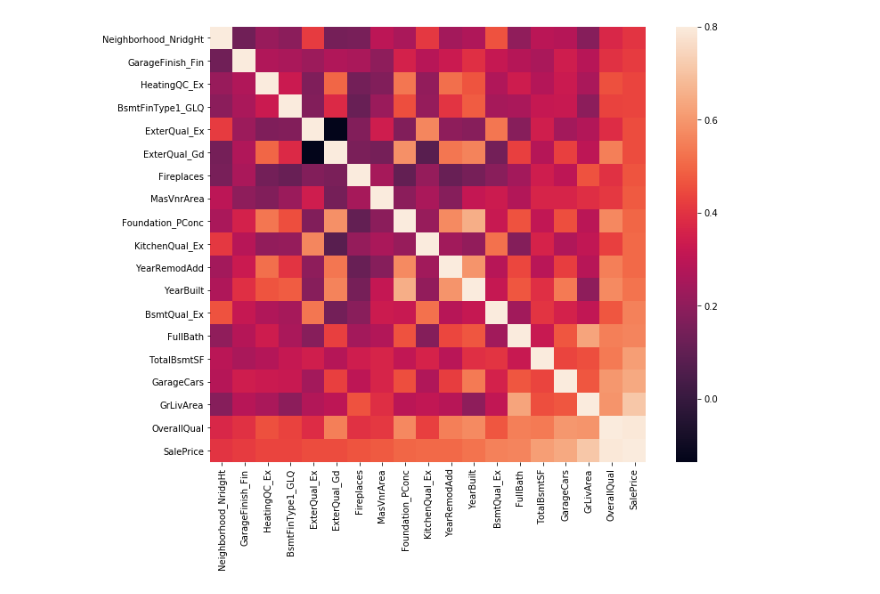
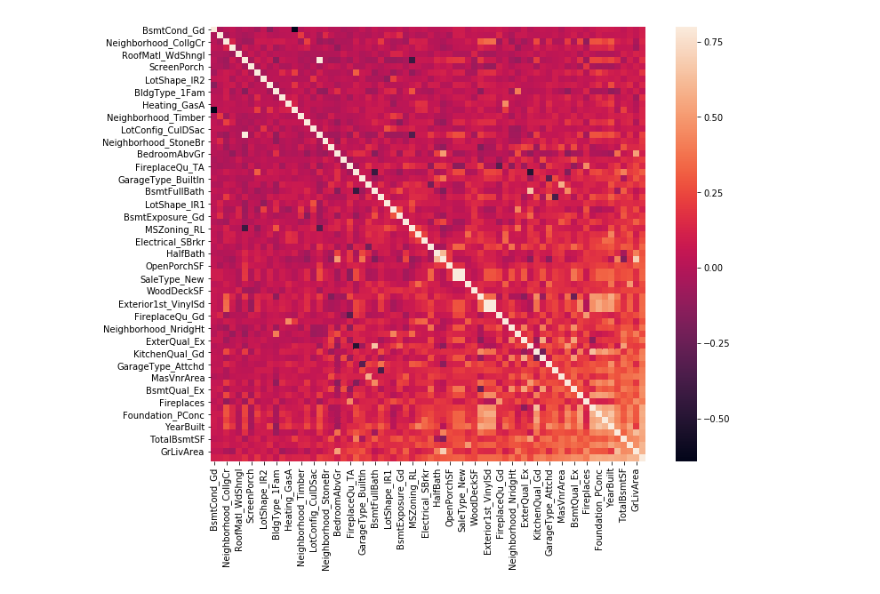
Before and after one commit to matheusfsa/house-prices, a Jupyter notebook: HousePrices.ipynb, the cells around one changed output. Drawn from its saved outputs; the diff is of its cells as text; code cells hidden in the pictures.

```diff
--- a/HousePrices.ipynb
+++ b/HousePrices.ipynb
@@ -122,3 +78,5 @@ Name: Foundation_PConc, dtype: float64
 # %%
-features_to_drop = ["GarageArea","1stFlrSF","TotRmsAbvGrd","GarageYrBlt"]
-features = positive.drop(features_to_drop)
+features_to_drop = ["GarageArea","1stFlrSF","TotRmsAbvGrd","GarageYrBlt", "GarageCond_TA","HouseStyle_2Story", "SalePrice"]
+features = pd.Index(["Id"]).append(positive.drop(features_to_drop))
+print(features)
+all_data = all_data.loc[:, features]
@@ -125,4 +104,4 @@ features = positive.drop(features_to_drop)
 # %%
-matriz_corr(features)
+matriz_corr(features[1:])
 # %% [output]
-[figure, old version]
+[figure, new version]
```
Also changed, not shown: parts of 33 cells of this notebook.
